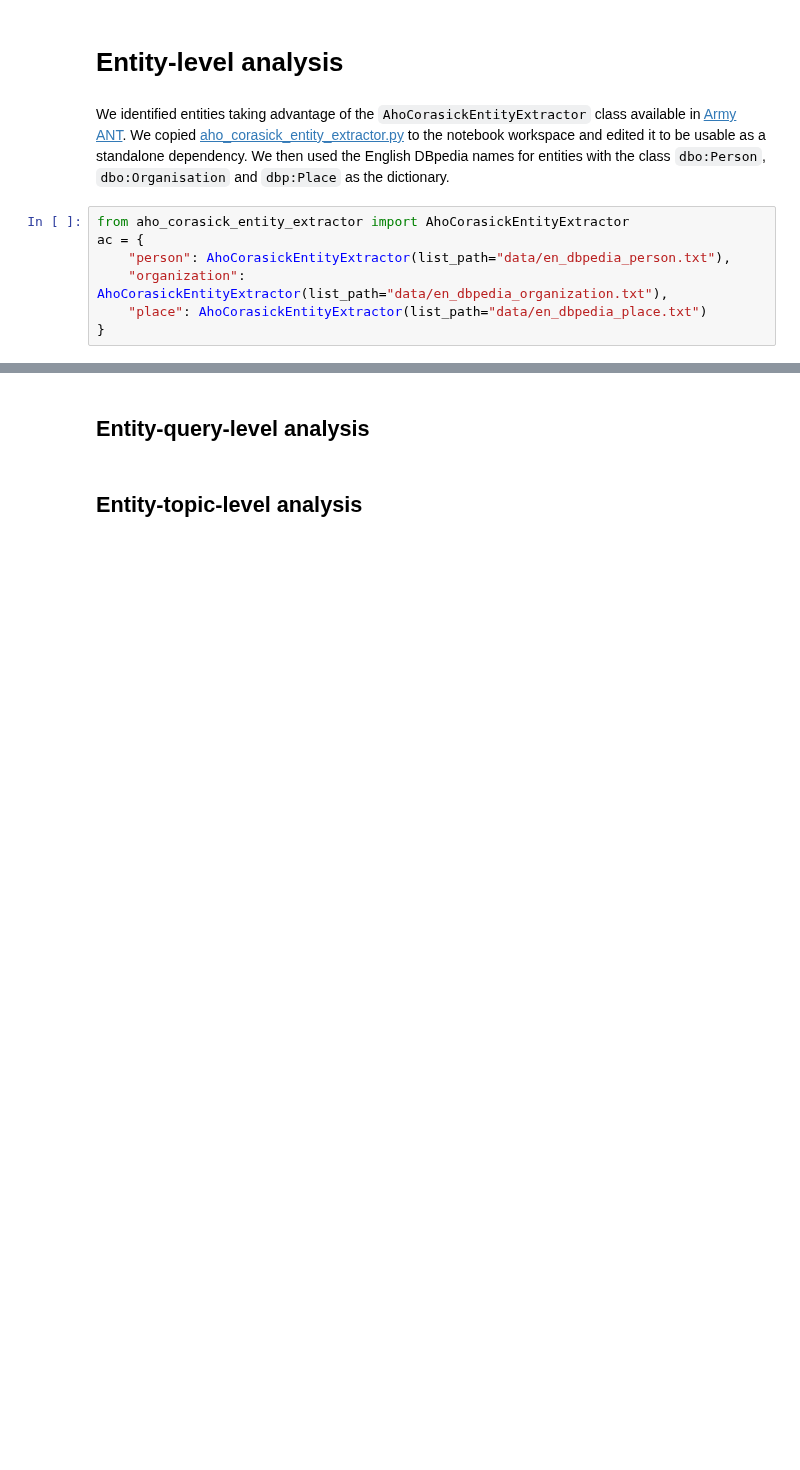
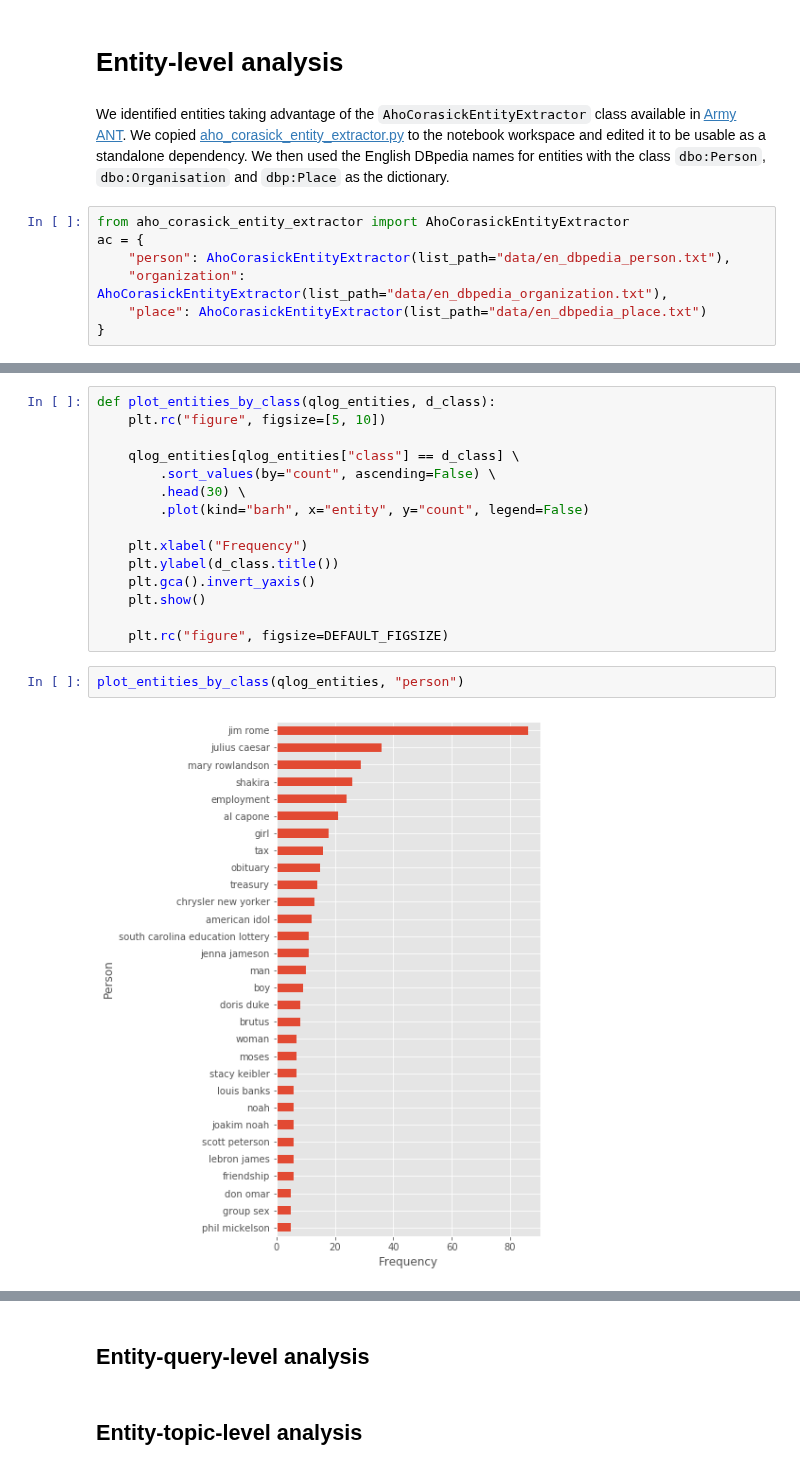
Before and after one commit to feup-infolab/army-ant, a Jupyter notebook: notebooks/query_log_analysis/query_log_analysis.ipynb, the cells around one changed output, grey strips where cells are left out. Saved outputs shown, nothing was run; the diff lists cells and outputs as text; blank space fills up the shorter version.

```diff
--- a/notebooks/query_log_analysis/query_log_analysis.ipynb
+++ b/notebooks/query_log_analysis/query_log_analysis.ipynb
@@ -269,0 +277,19 @@ plt.rc("figure", figsize=[15, 3])
+# %%
+def plot_entities_by_class(qlog_entities, d_class):
+    plt.rc("figure", figsize=[5, 10])
+
+    qlog_entities[qlog_entities["class"] == d_class] \
+        .sort_values(by="count", ascending=False) \
+        .head(30) \
+        .plot(kind="barh", x="entity", y="count", legend=False)
+
+    plt.xlabel("Frequency")
+    plt.ylabel(d_class.title())
+    plt.gca().invert_yaxis()
+    plt.show()
+
+    plt.rc("figure", figsize=DEFAULT_FIGSIZE)
+# %%
+plot_entities_by_class(qlog_entities, "person")
+# %% [output]
+[figure, added]
```
Also changed, not shown: parts of 5 cells of this notebook.
